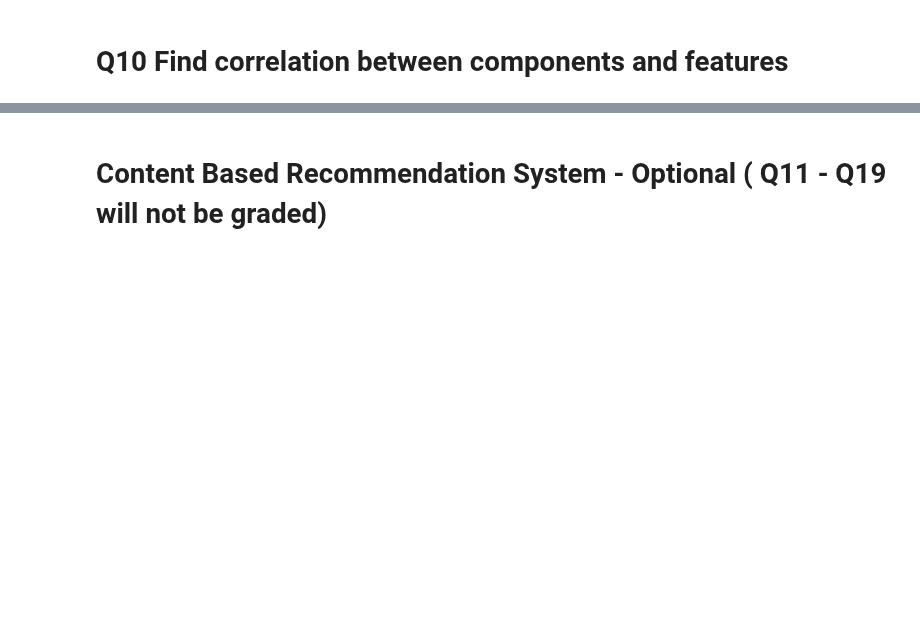
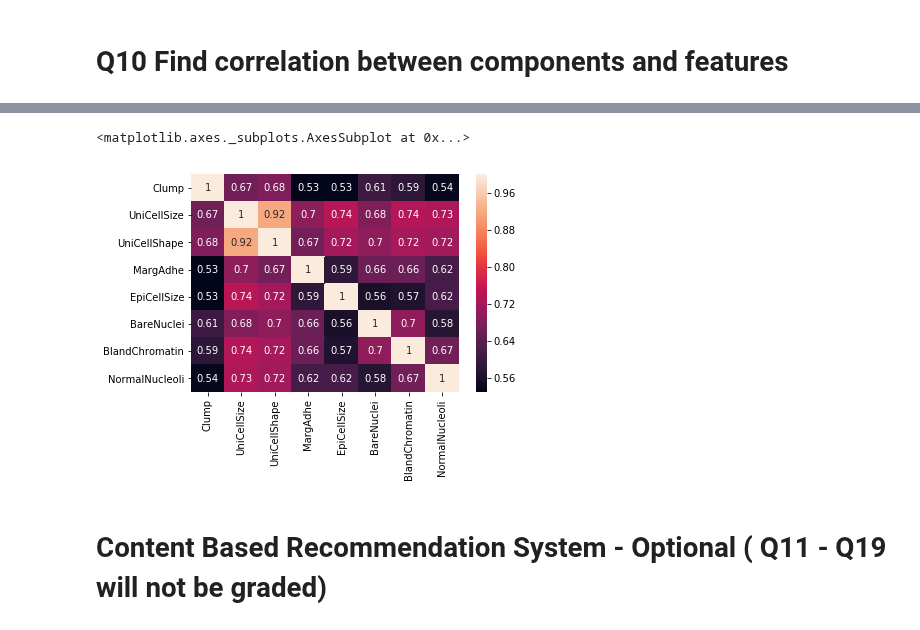
Before and after one commit to GreatLearningAIML1/chennai-aug-batch-senthilvelavan, a Jupyter notebook: Residency5-Internal/R5_Internal_Lab_PCA_CBRS_PBRS (updated).ipynb, the cells around one changed output, grey strips where cells are left out. Saved outputs shown, nothing was run; the diff lists cells and outputs as text; code cells hidden in the pictures; blank space fills up the shorter version.

```diff
--- a/Residency5-Internal/R5_Internal_Lab_PCA_CBRS_PBRS (updated).ipynb
+++ b/Residency5-Internal/R5_Internal_Lab_PCA_CBRS_PBRS (updated).ipynb
@@ -561,3 +597,8 @@ plt.show()
+# %%
+sns.heatmap(X_train.corr(),annot=True)
+# %% [output]
+<matplotlib.axes._subplots.AxesSubplot at 0x...>
+[figure, added]
 # %% [markdown]
 # Content Based Recommendation System - Optional ( Q11 - Q19 will not be graded)
 # %% [markdown]
```
Also changed, not shown: parts of 5 cells of this notebook.
